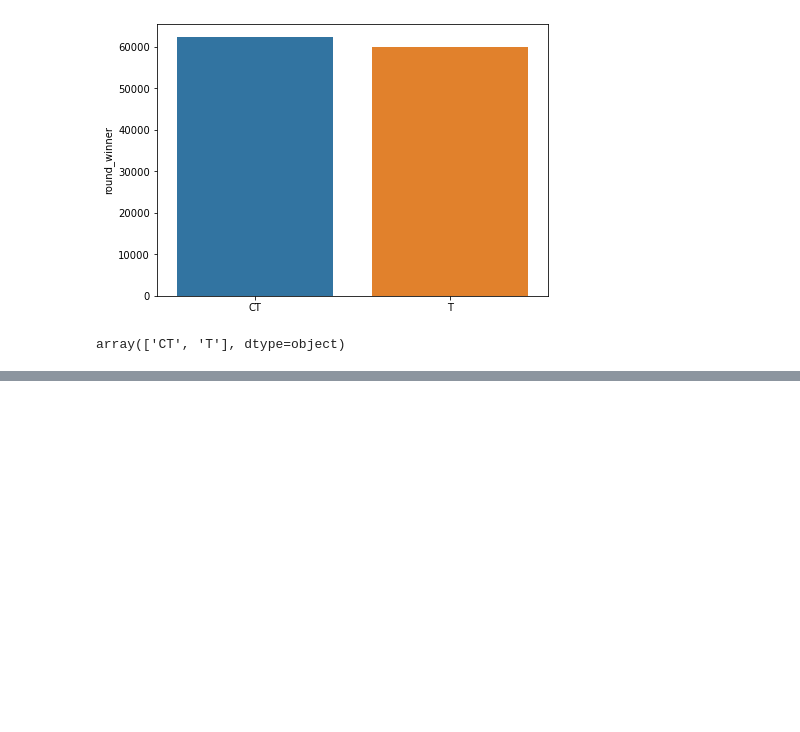
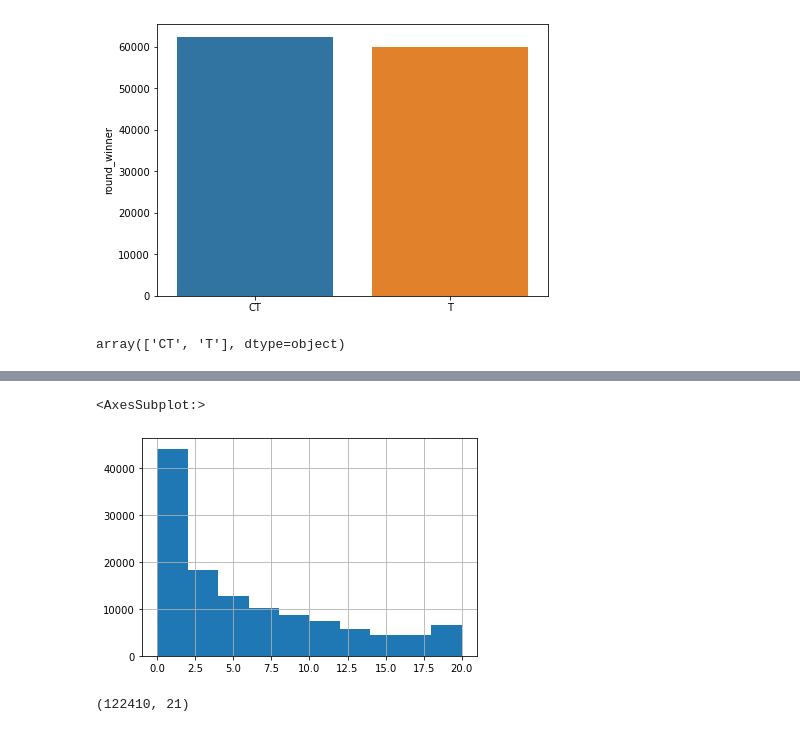
Before and after one commit to Ilan-v/intro2ML_live_session, a Jupyter notebook: winner_prediction.ipynb, the cells around one changed output, grey strips where cells are left out. Saved outputs shown, nothing was run; the diff lists cells and outputs as text; code cells hidden in the pictures; blank space fills up the shorter version.

```diff
--- a/winner_prediction.ipynb
+++ b/winner_prediction.ipynb
@@ -85,0 +150,20 @@ Series([], dtype: int64)
+# %%
+ct_utility_cols = [x for x in data.columns if x.startswith('ct_grenade')]
+t_utility_cols = [x for x in data.columns if x.startswith('t_grenade')]
+data['t_utility'] =  data[t_utility_cols].sum(axis=1)
+data['ct_utility'] =  data[ct_utility_cols].sum(axis=1)
+# %%
+data['ct_utility'].hist()
+# %% [output]
+<AxesSubplot:>
+[figure, added]
+# %%
+t_weapons = [x for x in data.columns if x.startswith('t_weapon')]
+ct_weapons = [x for x in data.columns if x.startswith('ct_weapon')]
+all_weapons = t_weapons + ct_weapons
+all_utility = t_utility_cols + ct_utility_cols
+remove_cols = all_weapons + all_utility
+df = data.drop(columns = remove_cols,inplace=False)
+df.shape
+# %% [output]
+(122410, 21)
```
Also changed, not shown: parts of 19 cells of this notebook, 1 other file.
